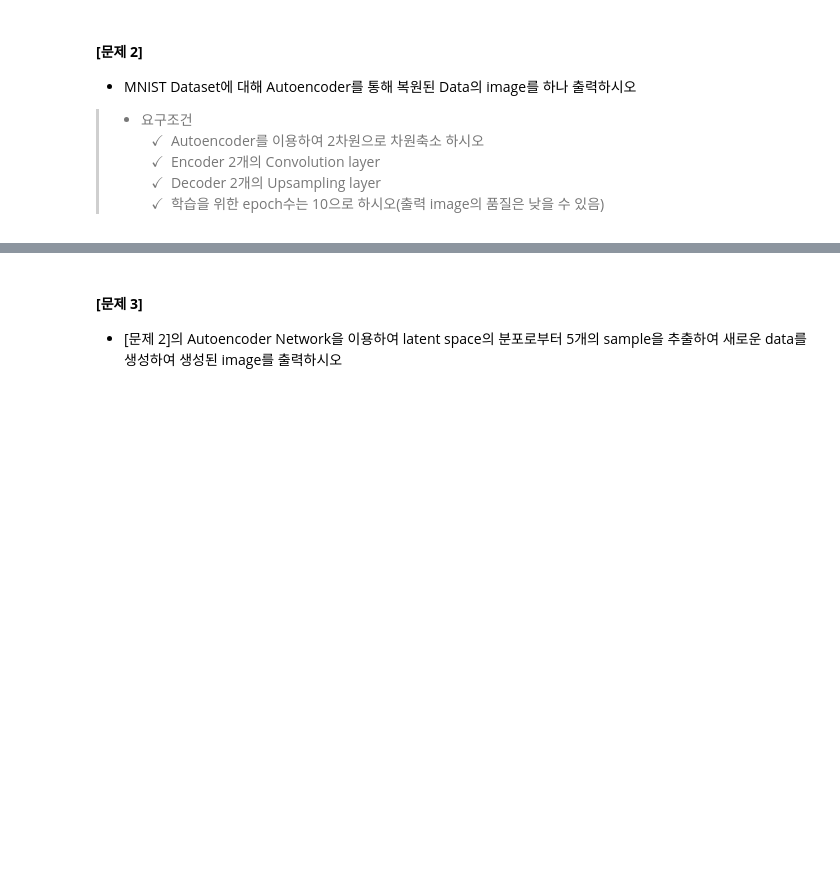
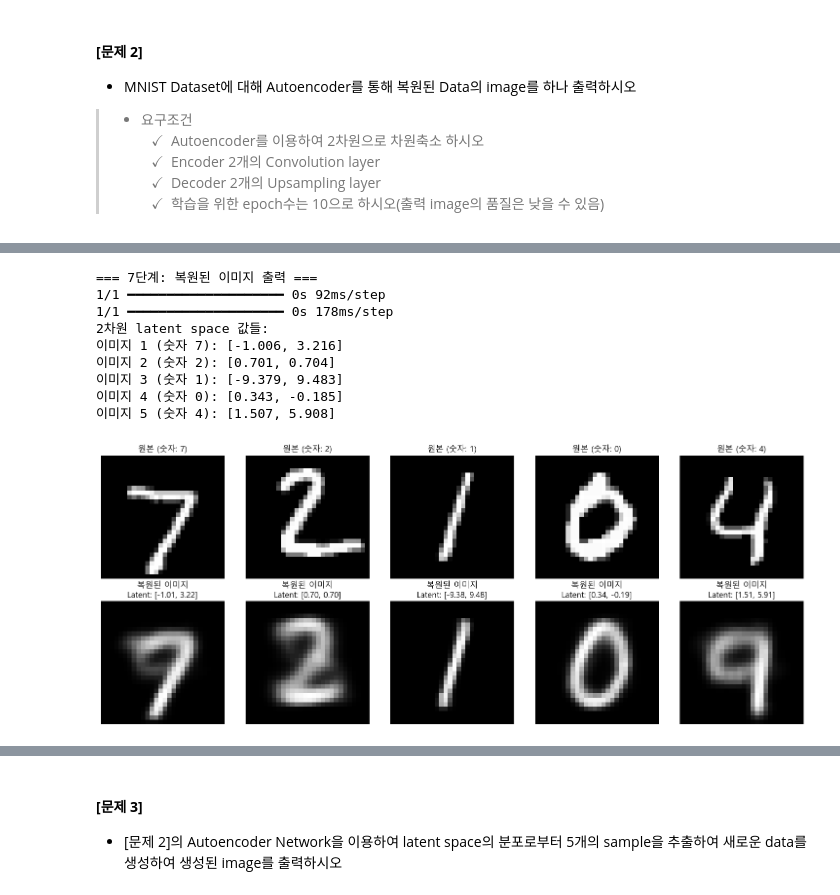
Before and after one commit to brighteen/Deep-Learning, a Jupyter notebook: Unsupervised Learning/기말고사_비지도학습_문제지(20250617).ipynb, the cells around one changed output, grey strips where cells are left out. Saved outputs shown, nothing was run; the diff lists cells and outputs as text; code cells hidden in the pictures; blank space fills up the shorter version.

```diff
--- a/Unsupervised Learning/기말고사_비지도학습_문제지(20250617).ipynb
+++ b/Unsupervised Learning/기말고사_비지도학습_문제지(20250617).ipynb
@@ -46,0 +407,46 @@ $ \ \ $ $\checkmark \ $ 학습을 위한 epoch수는 10으로 하시오(출력 i
+# %%
+# 7단계: 복원된 이미지 출력 (문제에서 요구한 핵심!)
+print("\n=== 7단계: 복원된 이미지 출력 ===")
+
+# 테스트 데이터에서 몇 개 샘플 선택
+n_samples = 5
+test_samples = x_test[:n_samples]
+
+# 원본 → 인코딩 → 디코딩 과정
+encoded_imgs = encoder.predict(test_samples)
+decoded_imgs = autoencoder.predict(test_samples)
+
+# 2차원 latent space 값 출력
+print("2차원 latent space 값들:")
+for i in range(n_samples):
+    print(f"이미지 {i+1} (숫자 {y_test[i]}): [{encoded_imgs[i][0]:.3f}, {encoded_imgs[i][1]:.3f}]")
+
+# 시각화: 원본 vs 복원된 이미지
+plt.figure(figsize=(15, 6))
+
+for i in range(n_samples):
+    # 원본 이미지
+    plt.subplot(2, n_samples, i + 1)
+    plt.imshow(test_samples[i].reshape(28, 28), cmap='gray')
+    plt.title(f'원본 (숫자: {y_test[i]})')
+    plt.axis('off')
+
+    # 복원된 이미지
+    plt.subplot(2, n_samples, i + 1 + n_samples)
+    plt.imshow(decoded_imgs[i].reshape(28, 28), cmap='gray')
+    plt.title(f'복원된 이미지\nLatent: [{encoded_imgs[i][0]:.2f}, {encoded_imgs[i][1]:.2f}]')
+    plt.axis('off')
+
+plt.tight_layout()
+plt.show()
+# %% [output]
+=== 7단계: 복원된 이미지 출력 ===
+1/1 ━━━━━━━━━━━━━━━━━━━━ 0s 92ms/step
+1/1 ━━━━━━━━━━━━━━━━━━━━ 0s 178ms/step
+2차원 latent space 값들:
+이미지 1 (숫자 7): [-1.006, 3.216]
+이미지 2 (숫자 2): [0.701, 0.704]
+이미지 3 (숫자 1): [-9.379, 9.483]
+이미지 4 (숫자 0): [0.343, -0.185]
+이미지 5 (숫자 4): [1.507, 5.908]
+[figure, added]
```
Also changed, not shown: parts of 26 cells of this notebook.
